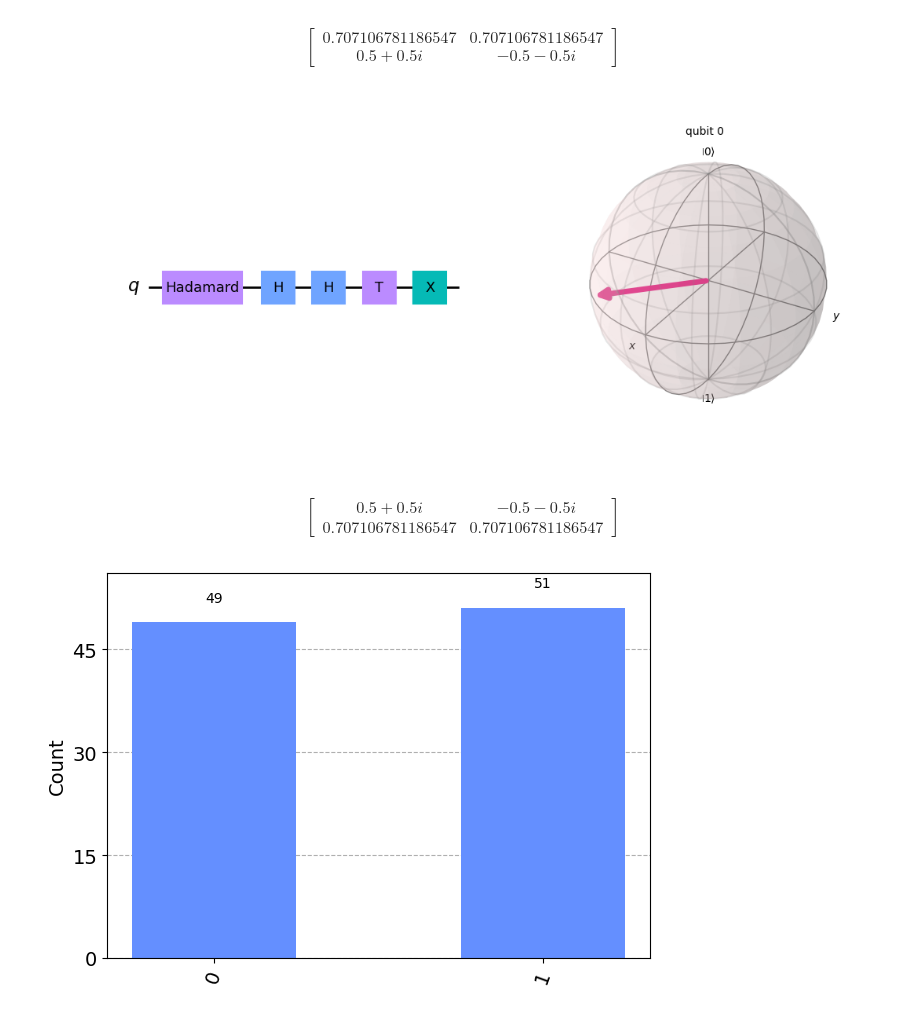
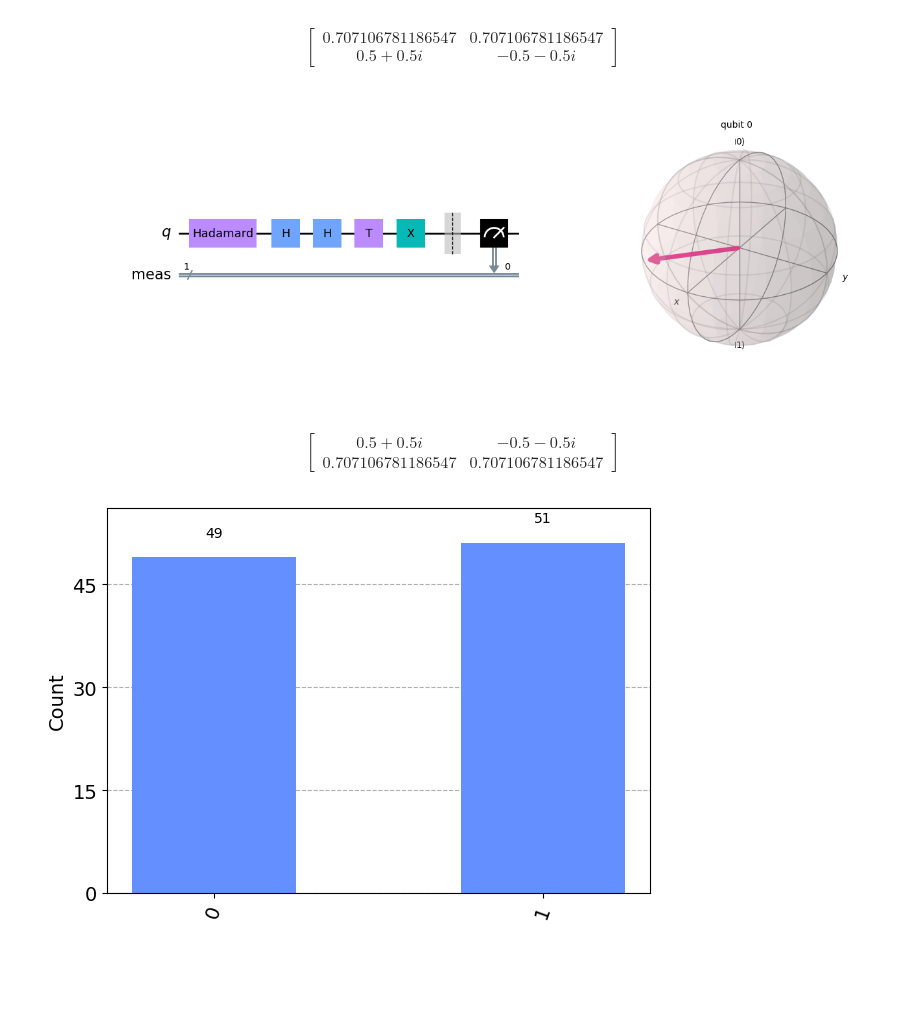
Before and after one commit to splch/ionq-ml-demo, a Jupyter notebook: pt1.ipynb, the cells around one changed output. Cells and saved outputs as stored; diff of their text form; code cells hidden in the pictures; blank space fills up the shorter version.

Commit message:
add measurements

```diff
--- a/pt1.ipynb
+++ b/pt1.ipynb
@@ -37,7 +37,8 @@ def random_angle():
 
 
 def plot_circuit(circuit: QuantumCircuit):
-    state = Statevector.from_instruction(circuit)
+    temp_circuit = circuit.remove_final_measurements(inplace=False)
+    state = Statevector.from_instruction(temp_circuit)
 
     # Capture circuit plot
     circuit_img = BytesIO()
@@ -65,8 +66,7 @@ def plot_circuit(circuit: QuantumCircuit):
     new_im.paste(circuit_pil, (0, (bloch_pil.height - circuit_pil.height) // 2))
     new_im.paste(bloch_pil, (circuit_pil.width, 0))
     display(new_im)
-    display(Latex(f"$${latex(Matrix(Operator(circuit)))}$$"))
-
+    display(Latex(f"$${latex(Matrix(Operator(temp_circuit)))}$$"))
 
 def is_measured(circuit: QuantumCircuit) -> bool:
     for op, _, _ in circuit.data:
@@ -124,10 +125,11 @@ plot_circuit(circuit)
 $$\left[\begin{matrix}0.707106781186547 & 0.707106781186547\\0.5 + 0.5 i & -0.5 - 0.5 i\end{matrix}\right]$$
 # %%
 circuit.x(0)
+circuit.measure_all()
 
 plot_circuit(circuit)
 # %% [output]
-[figure, old version]
+[figure, new version]
 $$\left[\begin{matrix}0.5 + 0.5 i & -0.5 - 0.5 i\\0.707106781186547 & 0.707106781186547\end{matrix}\right]$$
 # %%
 run_circuit(circuit, shots=100)
```
Also changed, not shown: parts of 3 cells of this notebook.
